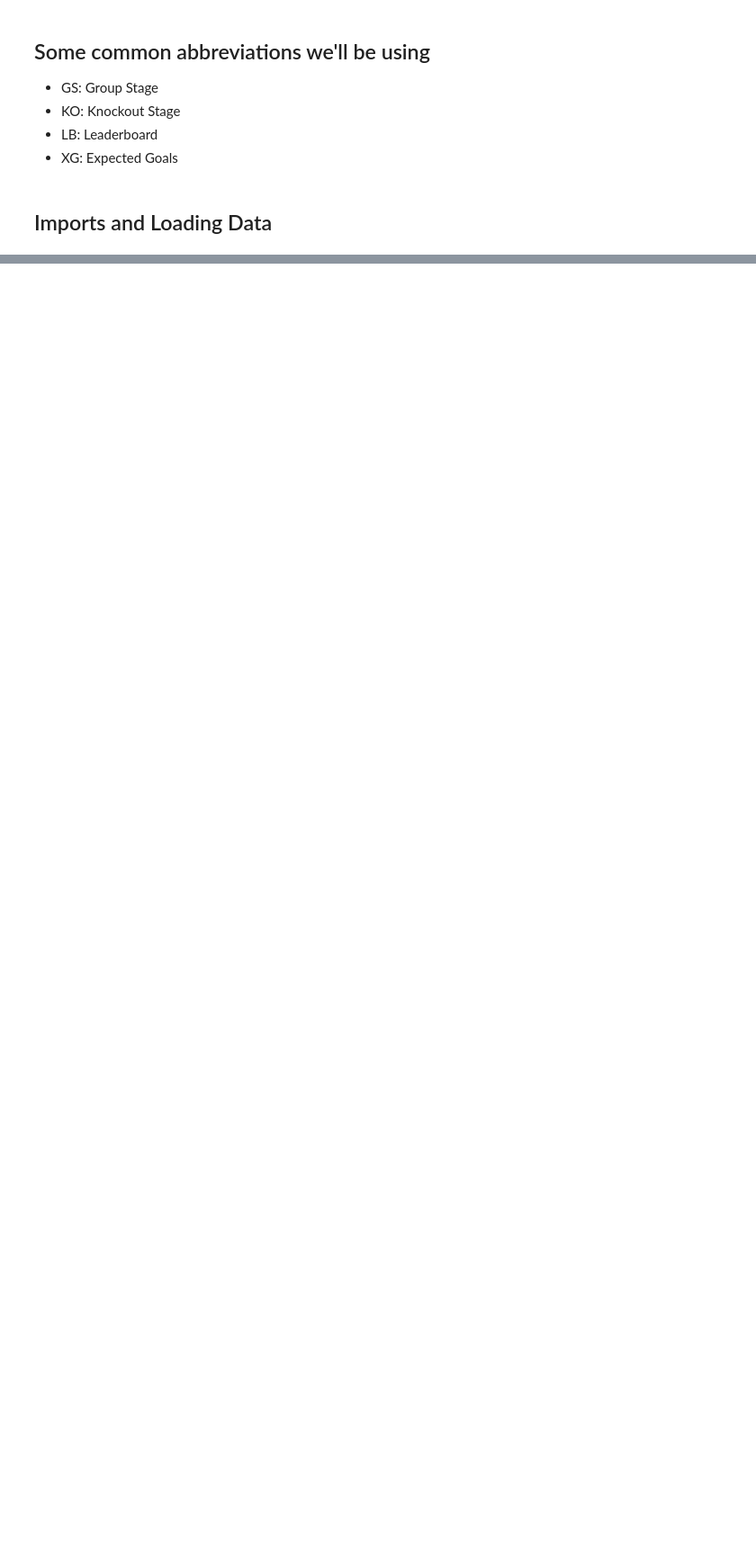
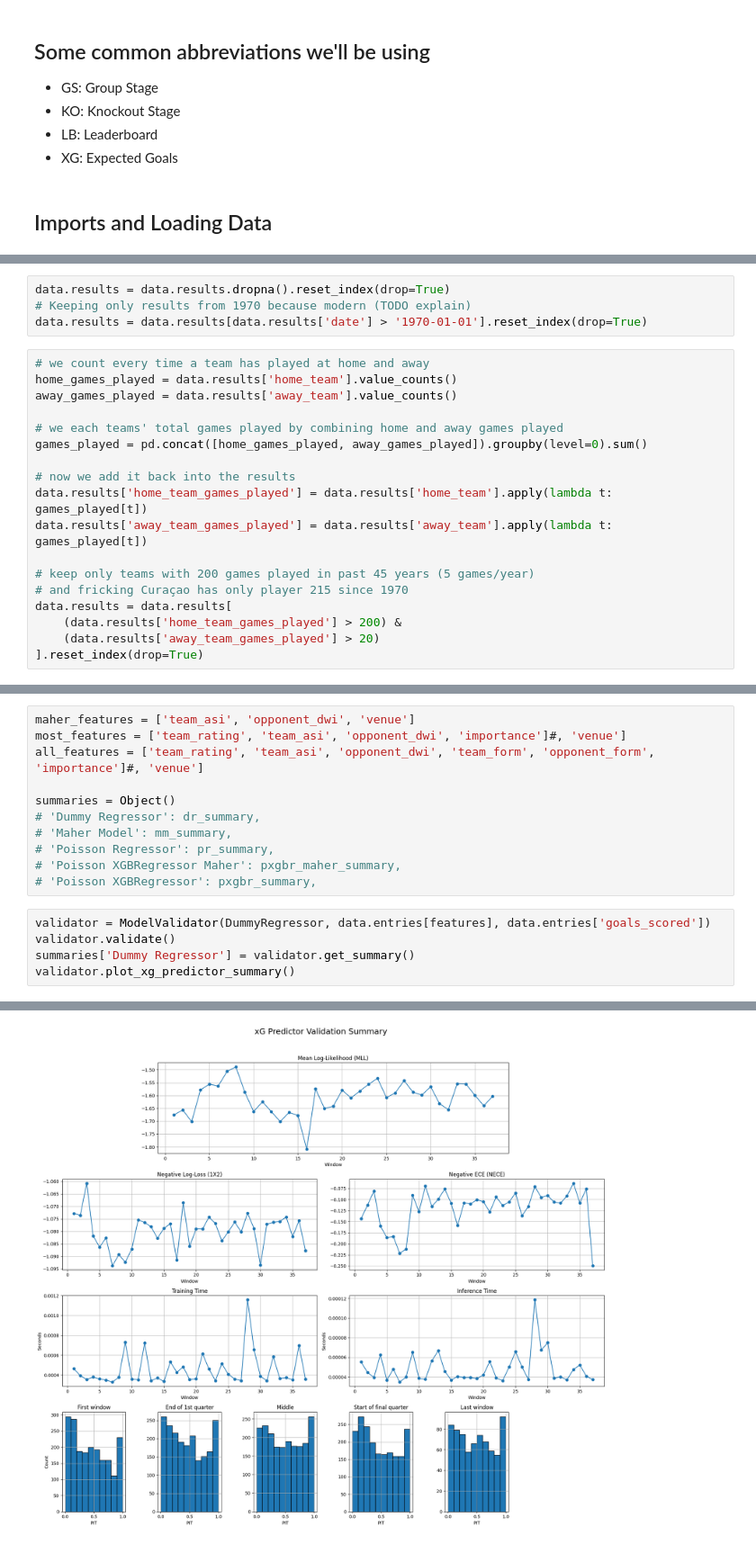
Before and after one commit to diegocomfort/World_Cup_2026, a Jupyter notebook: world-cup-simulation.sync.ipynb, the cells around one changed output, grey strips where cells are left out. Shown at 90% size. Drawn from its saved outputs; the diff is of its cells as text; blank space fills up the shorter version.

```diff
--- a/world-cup-simulation.sync.ipynb
+++ b/world-cup-simulation.sync.ipynb
@@ -647,0 +729,22 @@ draw_dynamic_bracket(t.matches)
+# %%
+data.results = data.results.dropna().reset_index(drop=True)
+# Keeping only results from 1970 because modern (TODO explain)
+data.results = data.results[data.results['date'] > '1970-01-01'].reset_index(drop=True)
+# %%
+# we count every time a team has played at home and away
+home_games_played = data.results['home_team'].value_counts()
+away_games_played = data.results['away_team'].value_counts()
+
+# we each teams' total games played by combining home and away games played
+games_played = pd.concat([home_games_played, away_games_played]).groupby(level=0).sum()
+
+# now we add it back into the results
+data.results['home_team_games_played'] = data.results['home_team'].apply(lambda t: games_played[t])
+data.results['away_team_games_played'] = data.results['away_team'].apply(lambda t: games_played[t])
+
+# keep only teams with 200 games played in past 45 years (5 games/year)
+# and fricking Curaçao has only player 215 since 1970
+data.results = data.results[
+    (data.results['home_team_games_played'] > 200) &
+    (data.results['away_team_games_played'] > 20)
+].reset_index(drop=True)
@@ -647,0 +1297,17 @@ draw_dynamic_bracket(t.matches)
+# %%
+maher_features = ['team_asi', 'opponent_dwi', 'venue']
+most_features = ['team_rating', 'team_asi', 'opponent_dwi', 'importance']#, 'venue']
+all_features = ['team_rating', 'team_asi', 'opponent_dwi', 'team_form', 'opponent_form', 'importance']#, 'venue']
+
+summaries = Object()
+# 'Dummy Regressor': dr_summary,
+# 'Maher Model': mm_summary,
+# 'Poisson Regressor': pr_summary,
+# 'Poisson XGBRegressor Maher': pxgbr_maher_summary,
+# 'Poisson XGBRegressor': pxgbr_summary,
+# %%
+validator = ModelValidator(DummyRegressor, data.entries[features], data.entries['goals_scored'])
+validator.validate()
+summaries['Dummy Regressor'] = validator.get_summary()
+validator.plot_xg_predictor_summary()
+# %% [output]
@@ -647,0 +1331 @@ draw_dynamic_bracket(t.matches)
+[figure, added]
```
Also changed, not shown: parts of 30 cells of this notebook, 1 other file.
